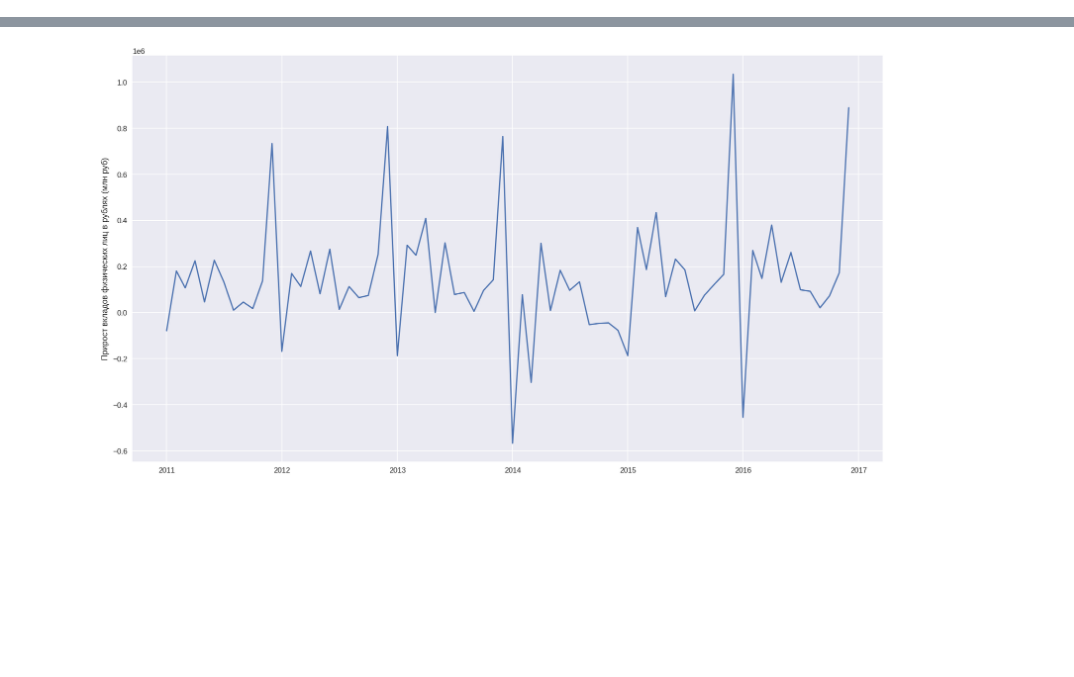
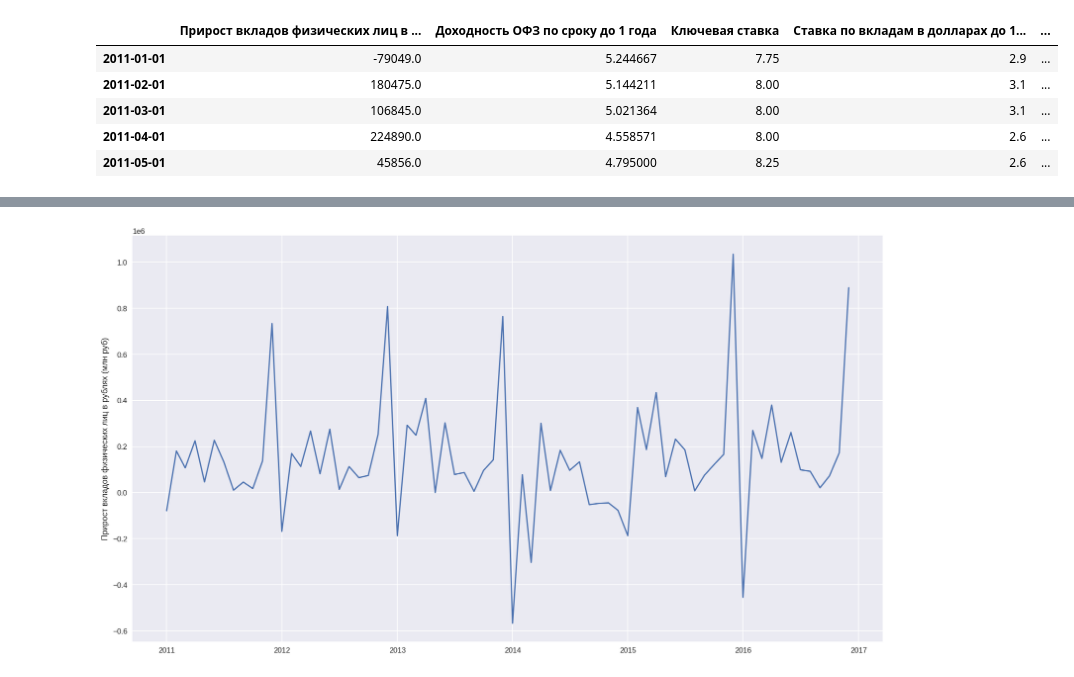
Before and after one commit to varvaraptl/deposit_value_forecast, a Jupyter notebook: main.ipynb, the cells around one changed output, grey strips where cells are left out. Drawn from its saved outputs; the diff is of its cells as text; code cells hidden in the pictures; blank space fills up the shorter version.

```diff
--- a/main.ipynb
+++ b/main.ipynb
@@ -41,3 +40,12 @@ df = pd.read_excel('BST_DataSet.xlsx', index_col=0)
 # %%
 df_train = df.iloc[:-12, :]
 df_test = df.iloc[-12:, :]
+# %%
+df_train.head(5)
+# %% [output]
+|  | Прирост вкладов физических лиц в ... | Доходность ОФЗ по сроку до 1 года | Ключевая ставка | Ставка по вкладам в долларах до 1... | ... |
+| 2011-01-01 | -79049.0 | 5.244667 | 7.75 | 2.9 | ... |
+| 2011-02-01 | 180475.0 | 5.144211 | 8.00 | 3.1 | ... |
+| 2011-03-01 | 106845.0 | 5.021364 | 8.00 | 3.1 | ... |
+| 2011-04-01 | 224890.0 | 4.558571 | 8.00 | 2.6 | ... |
+| 2011-05-01 | 45856.0 | 4.795000 | 8.25 | 2.6 | ... |
```
Also changed, not shown: parts of 3 cells of this notebook.
